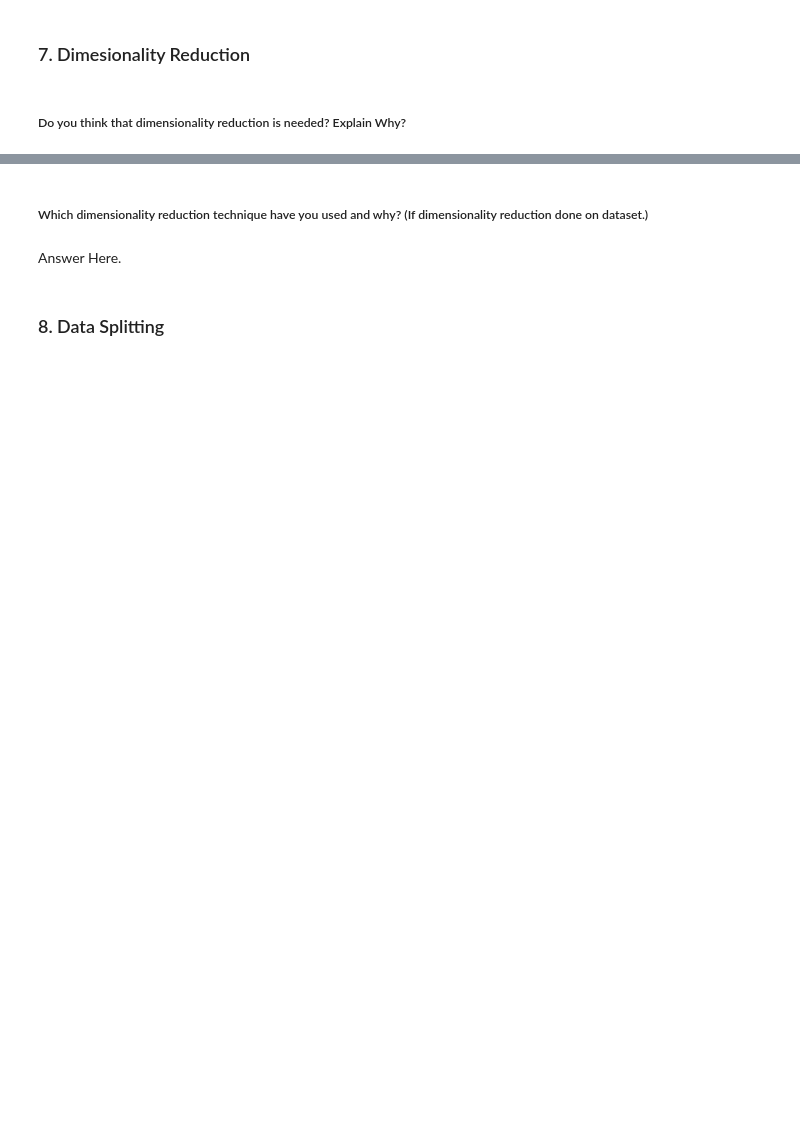
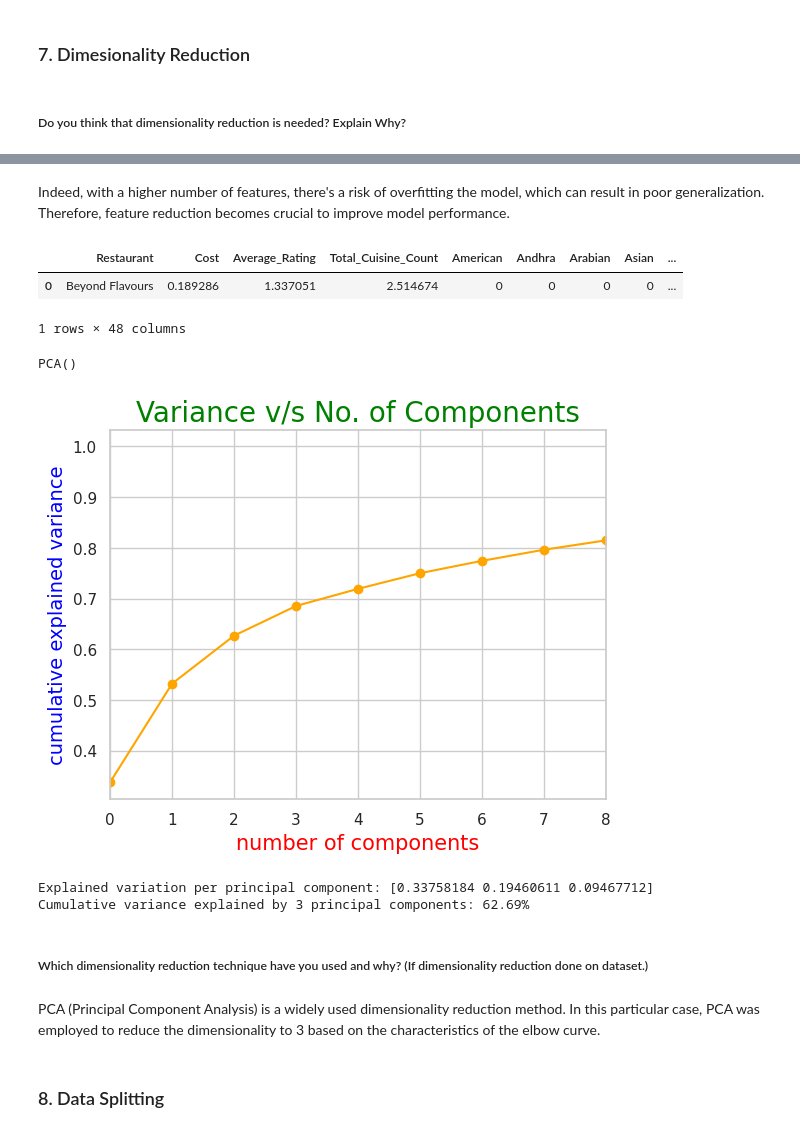
Before and after one commit to Nileshkl/Unsupervised-ML--Zomato-Restaurant-Clustering-Sentiment-Analysis-, a Jupyter notebook: Project_Zomato_Restaurant_Clustering_and_Sentiment_Analysis.ipynb, the cells around one changed output, grey strips where cells are left out. Drawn from its saved outputs; the diff is of its cells as text; code cells hidden in the pictures; blank space fills up the shorter version.

Commit message:
Handled missing values, outliers and data preprocessing

```diff
--- a/Project_Zomato_Restaurant_Clustering_and_Sentiment_Analysis.ipynb
+++ b/Project_Zomato_Restaurant_Clustering_and_Sentiment_Analysis.ipynb
@@ -1119,0 +1177,2 @@ Answer Here.
+# %%
+cluster_dummy['Cost'] = np.log1p(cluster_dummy['Cost'])
@@ -1124,2 +1185,9 @@ Answer Here.
+# %%
+# Scaling your data
+numerical_cols = ['Cost','Total_Cuisine_Count','Average_Rating']
+scaler = StandardScaler()
+scaler.fit(cluster_dummy[numerical_cols])
+scaled_df = cluster_dummy.copy()
+scaled_df[numerical_cols] = scaler.transform(cluster_dummy[numerical_cols])
 # %% [markdown]
 ##### Which method have you used to scale you data and why?
@@ -1131,0 +1200,8 @@ Answer Here.
+# %% [markdown]
+Indeed, with a higher number of features, there's a risk of overfitting the model, which can result in poor generalization. Therefore, feature reduction becomes crucial to improve model performance.
+# %%
+scaled_df.head(1)
+# %% [output]
+|  | Restaurant | Cost | Average_Rating | Total_Cuisine_Count | American | Andhra | Arabian | Asian | ... |
+| 0 | Beyond Flavours | 0.189286 | 1.337051 | 2.514674 | 0 | 0 | 0 | 0 | ... |
+1 rows × 48 columns
@@ -1132,9 +1210,37 @@ Answer Here.
+# %%
+scaled_df.set_index(['Restaurant'],inplace=True)
 # %%
 # DImensionality Reduction (If needed)
+features = scaled_df.columns
+pca = PCA()
+pca.fit(scaled_df[features])
+# %% [output]
+PCA()
+# %%
+#explained variance v/s no. of components
+plt.plot(np.cumsum(pca.explained_variance_ratio_), marker ='o', color = 'orange')
+plt.xlabel('number of components',size = 15, color = 'red')
+plt.ylabel('cumulative explained variance',size = 14, color = 'blue')
+plt.title('Variance v/s No. of Components',size = 20, color = 'green')
+plt.xlim([0, 8])
+plt.show()
+# %% [output]
+[figure, added]
+# %%
+pca = PCA(n_components=3)
+pca.fit(scaled_df[features])
+print('Explained variation per principal component: {}'.format(pca.explained_variance_ratio_))
+print('Cumulative variance explained by 3 principal components: {:.2%}'.format(
+                                        np.sum(pca.explained_variance_ratio_)))
+df_pca = pca.transform(scaled_df[features])
+# %% [output]
+Explained variation per principal component: [0.33758184 0.19460611 0.09467712]
+Cumulative variance explained by 3 principal components: 62.69%
 # %% [markdown]
 ##### Which dimensionality reduction technique have you used and why? (If dimensionality reduction done on dataset.)
-# %% [markdown]
-Answer Here.
+# %% [markdown]
+
+PCA (Principal Component Analysis) is a widely used dimensionality reduction method. In this particular case, PCA was employed to reduce the dimensionality to 3 based on the characteristics of the elbow curve.
 # %% [markdown]
 ### 8. Data Splitting
 # %%
```
Also changed, not shown: parts of 89 cells of this notebook.
